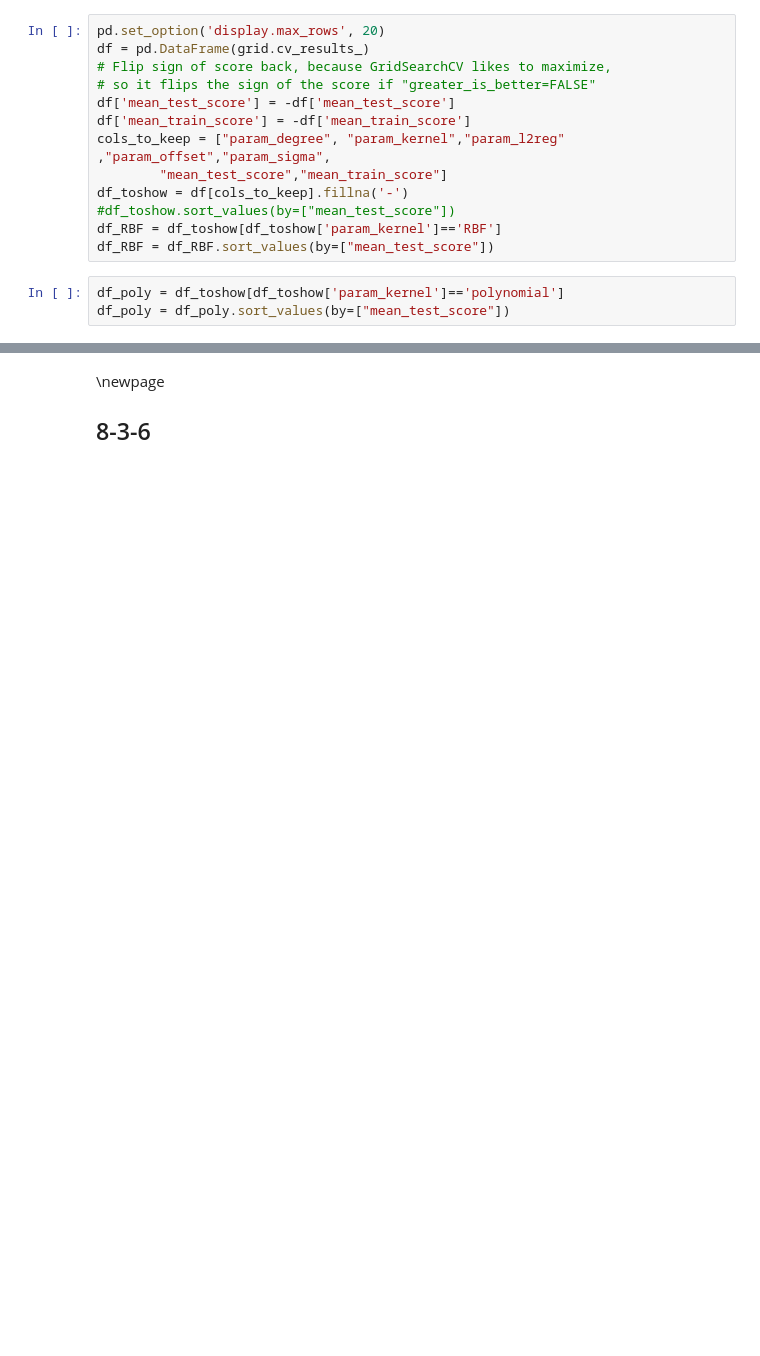
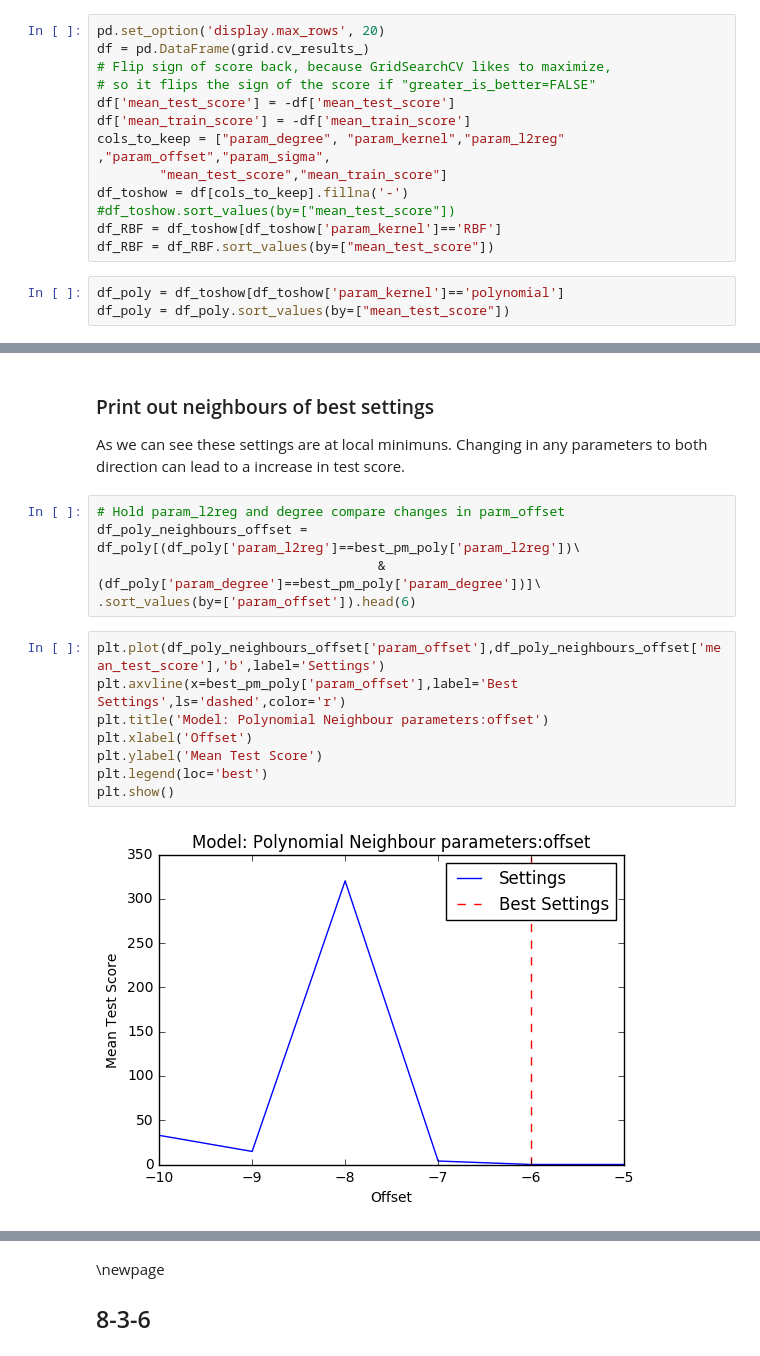
Before and after one commit to ZhuoruLin/DSGA1003_ML, a Jupyter notebook: hw4-kernels/notebooks/P8.ipynb, the cells around one changed output, grey strips where cells are left out. Cells and saved outputs as stored; diff of their text form; blank space fills up the shorter version.

```diff
--- a/hw4-kernels/notebooks/P8.ipynb
+++ b/hw4-kernels/notebooks/P8.ipynb
@@ -316,0 +354,18 @@ df_poly = df_poly.sort_values(by=["mean_test_score"])
+# %% [markdown]
+### Print out neighbours of best settings
+As we can see these settings are at local minimuns. Changing in any parameters to both direction can lead to a increase in test score.
+# %%
+# Hold param_l2reg and degree compare changes in parm_offset
+df_poly_neighbours_offset = df_poly[(df_poly['param_l2reg']==best_pm_poly['param_l2reg'])\
+                                    &(df_poly['param_degree']==best_pm_poly['param_degree'])]\
+.sort_values(by=['param_offset']).head(6)
+# %%
+plt.plot(df_poly_neighbours_offset['param_offset'],df_poly_neighbours_offset['mean_test_score'],'b',label='Settings')
+plt.axvline(x=best_pm_poly['param_offset'],label='Best Settings',ls='dashed',color='r')
+plt.title('Model: Polynomial Neighbour parameters:offset')
+plt.xlabel('Offset')
+plt.ylabel('Mean Test Score')
+plt.legend(loc='best')
+plt.show()
+# %% [output]
+[figure, added]
```
Also changed, not shown: parts of 26 cells of this notebook, 2 other files.
